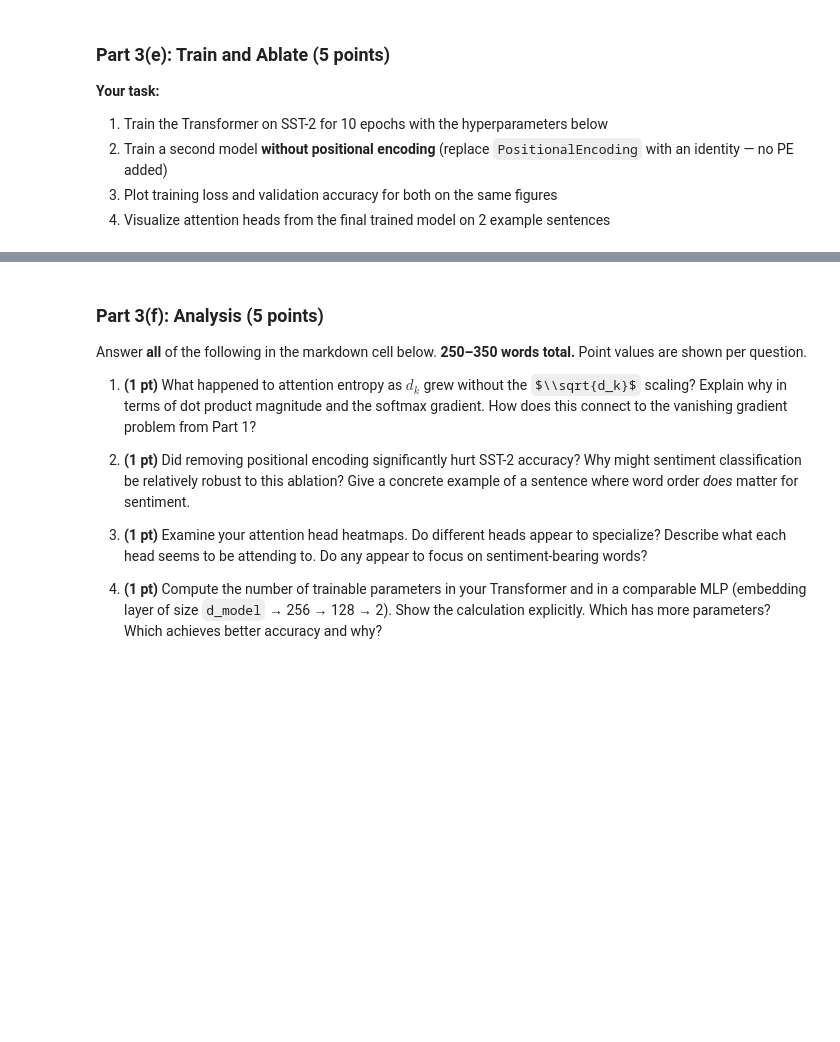
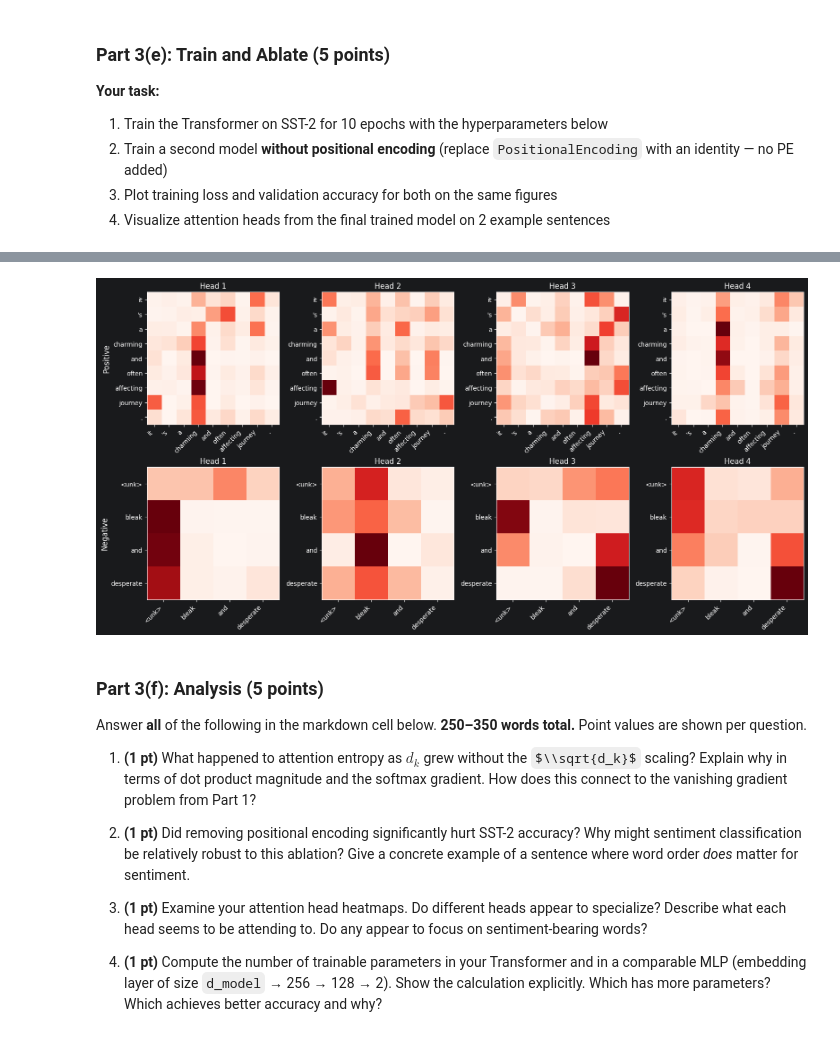
Before and after one commit to adubale/cs5480-assignment4, a Jupyter notebook: assignment4_coding.ipynb, the cells around one changed output, grey strips where cells are left out. Saved outputs shown, nothing was run; the diff lists cells and outputs as text; code cells hidden in the pictures; some formulas as TeX source; blank space fills up the shorter version.

```diff
--- a/assignment4_coding.ipynb
+++ b/assignment4_coding.ipynb
@@ -1254,14 +1407,66 @@ print(f'Final val accuracy — With PE: {accs_pe[-1]:.4f} | No PE: {accs_nope[-1
 # %%
-# ── Attention head visualization ───────────────────────────────────────────────
-# YOUR TASK:
-# Pick 2 SST-2 validation examples (one positive, one negative sentiment).
-# For each example, extract the attention weights from LAYER 1 (all 4 heads).
-# Plot a 2x4 grid: rows = examples, columns = heads.
-# Each cell is a heatmap (token x token) with actual token strings as labels.
-# Use a 'Reds' colormap.
 
-# YOUR CODE HERE
-raise NotImplementedError
+model_pe.eval()
+
+examples = []
+for ids, mask, labels in sst_val_loader:
+    for i in range(len(labels)):
+        if len(examples) < 2:
+            examples.append((ids[i], mask[i], labels[i]))
+    if len(examples) >= 2:
+        break
+
+#one pos one neg
+pos = None
+neg = None
+for ids, mask, label in examples:
+    if label.item() == 1 and pos is None:
+        pos = (ids, mask, label)
+    elif label.item() == 0 and neg is None:
+        neg = (ids, mask, label)
+
+examples = [pos, neg]
+
+#datavis
+fig, axes = plt.subplots(2, N_HEADS, figsize=(4 * N_HEADS, 8))
+
+for row, (ids, mask, label) in enumerate(examples):
+    ids = ids.unsqueeze(0).to(DEVICE)
+    mask = mask.unsqueeze(0).to(DEVICE)
+
+    with torch.no_grad():
+        logits, attn_weights = model_pe(ids, mask)
+
+    #layer 1 attention (index 0)
+    attn = attn_weights[0][0]
+
+    #convert tokens to words
+    id_to_token = {idx: tok for tok, idx in sst_vocab.items()}
+    tokens = [id_to_token[i.item()] for i in ids[0]]
+
+    for h in range(N_HEADS):
+        ax = axes[row, h]
+        valid_len = mask[0].sum().item()
+        tokens = tokens[:valid_len]
+        heatmap = attn[h][:valid_len, :valid_len].cpu().numpy()
+
+        im = ax.imshow(heatmap, cmap='Reds')
+
+        ax.set_xticks(range(valid_len))
+        ax.set_yticks(range(valid_len))
+        ax.set_xticklabels(tokens, rotation=45, ha='right')
+        ax.set_yticklabels(tokens)
+
+        ax.set_title(f'Head {h+1}')
+        ax.tick_params(axis='x', rotation=45)
+
+    label_name = "Positive" if label.item() == 1 else "Negative"
+    axes[row, 0].set_ylabel(label_name, fontsize=12)
+
+plt.tight_layout()
+plt.show()
+# %% [output]
+[figure, added]
 # %% [markdown]
 ### Part 3(f): Analysis (5 points)
 
```
Also changed, not shown: parts of 10 cells of this notebook.
